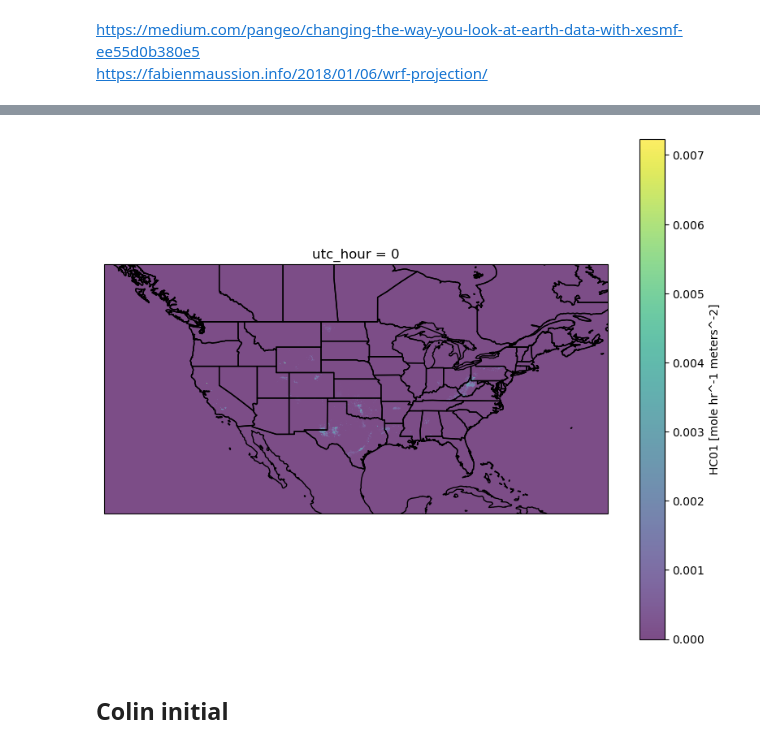
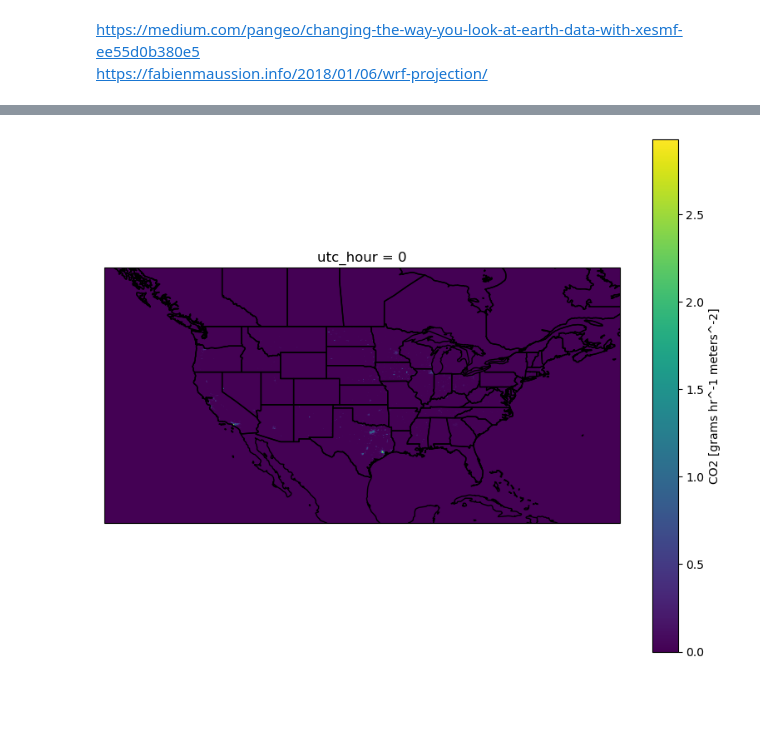
Before and after one commit to agmeyer4/noaa_csl, a Jupyter notebook: noaa_csl_dev.ipynb, the cells around one changed output, grey strips where cells are left out. Drawn from its saved outputs; the diff is of its cells as text; code cells hidden in the pictures; blank space fills up the shorter version.

```diff
--- a/noaa_csl_dev.ipynb
+++ b/noaa_csl_dev.ipynb
@@ -669,13 +239,12 @@ regridded_ds_loaded= regridder_loaded(ds_flx,keep_attrs=True)
 # %%
 proj = ccrs.PlateCarree()
 fig = plt.figure(figsize=(10,8))
 ax = plt.axes(projection = proj)
-regridded_ds['HC01'][0,:,:].plot.pcolormesh('lon','lat',ax = ax,alpha=0.7,cmap='viridis')
+#regridded_ds['CO2'][10,:,:].plot.pcolormesh('lon','lat',ax = ax,alpha=0.9,cmap='viridis')
+regridded_ds_grams[0,:,:].plot.pcolormesh('lon','lat',ax = ax,cmap = 'viridis')
 ax.coastlines()
 ax.add_feature(cfeature.BORDERS)
 ax.add_feature(cfeature.STATES)
 plt.show()
 # %% [output]
-[figure, old version]
+[figure, new version]
-# %% [markdown]
-## Colin initial
```
Also changed, not shown: parts of 30 cells of this notebook, 12 other files.
